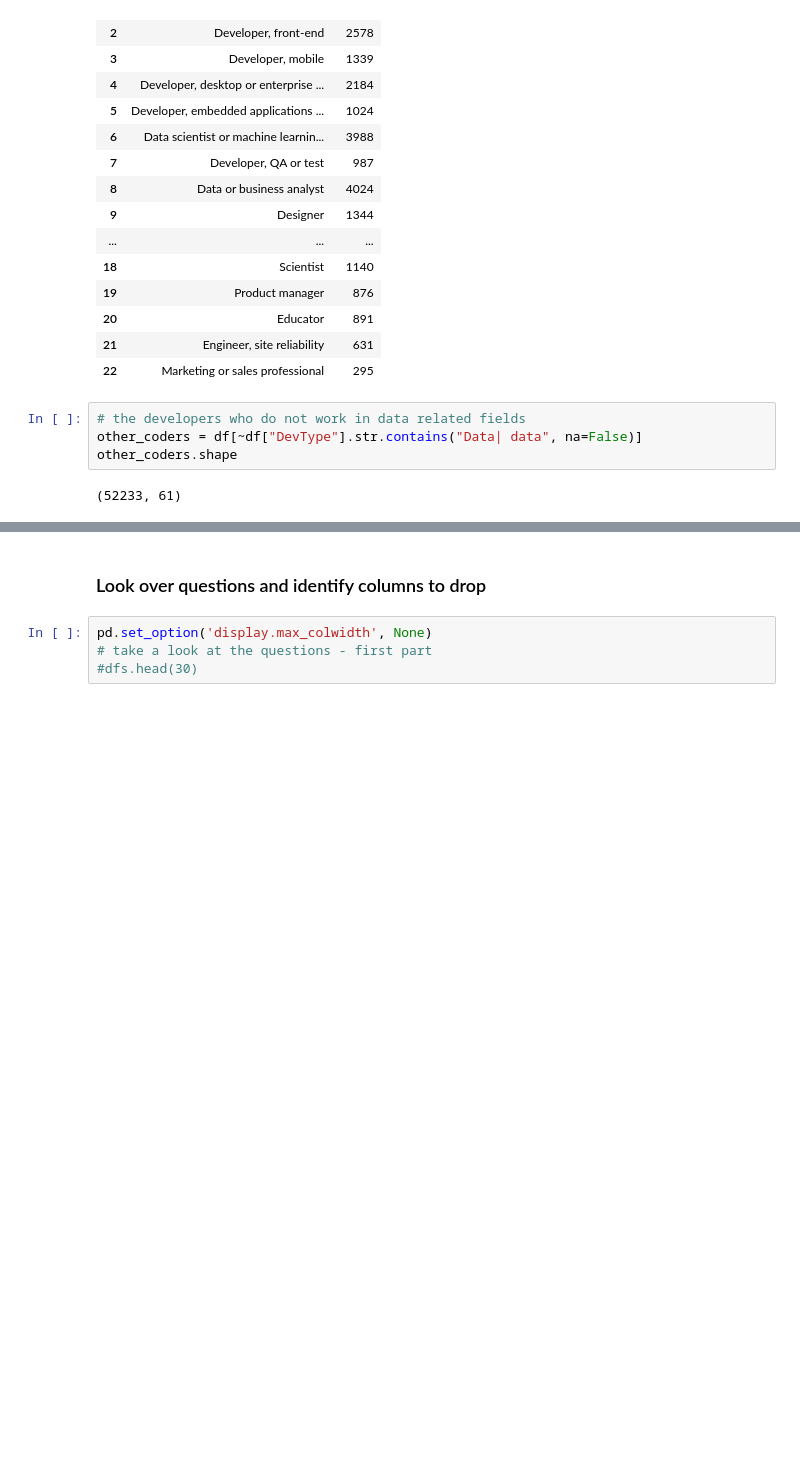
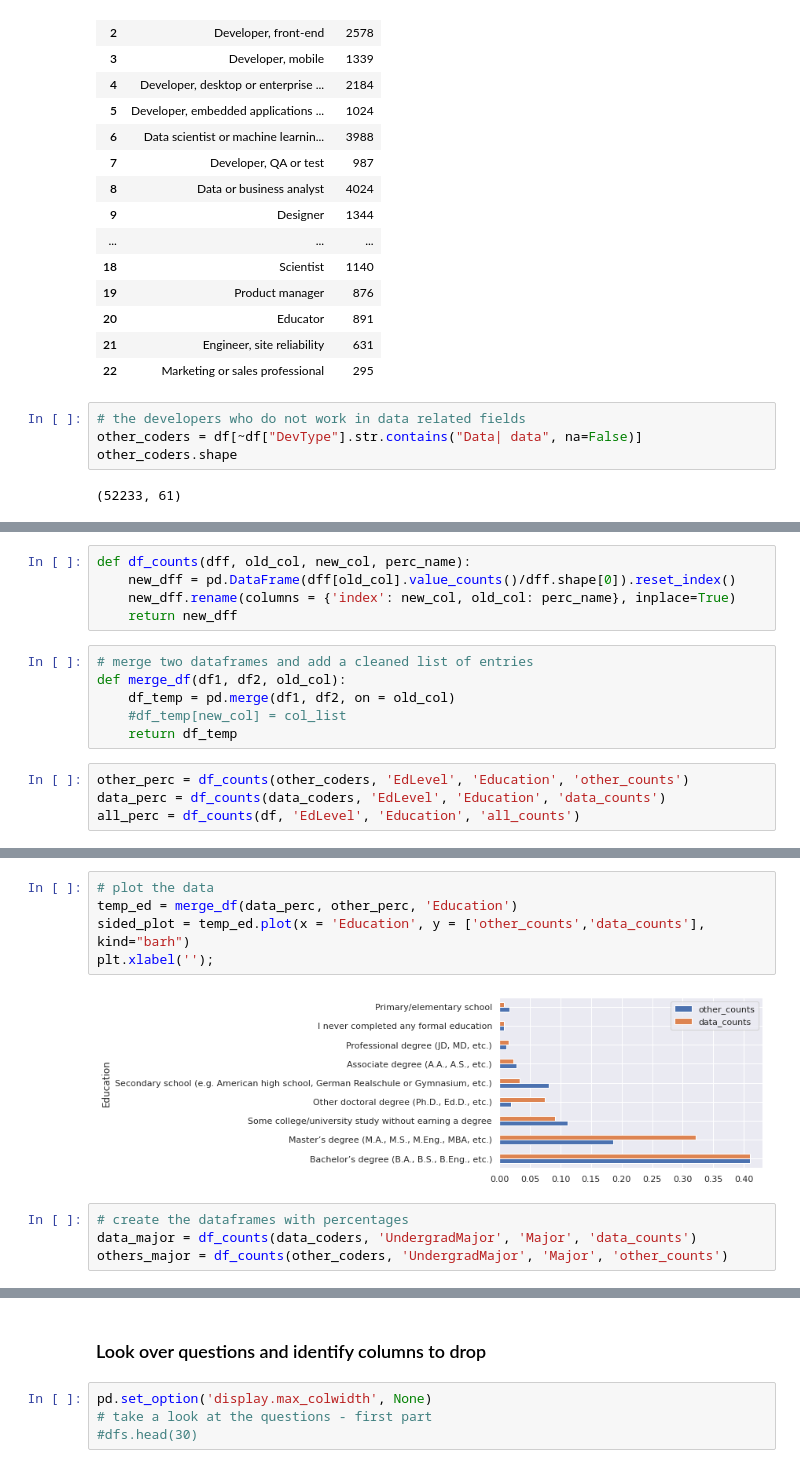
Before and after one commit to SolanaO/Developers_Survey_Analysis, a Jupyter notebook: stackBlogDataAnalysis.ipynb, the cells around one changed output, grey strips where cells are left out. Cells and saved outputs as stored; diff of their text form; blank space fills up the shorter version.

Commit message:
Add comparison between education choices and majors for data scientists and other developers.

```diff
--- a/stackBlogDataAnalysis.ipynb
+++ b/stackBlogDataAnalysis.ipynb
@@ -454,0 +462,15 @@ other_coders.shape
+# %%
+def df_counts(dff, old_col, new_col, perc_name):
+    new_dff = pd.DataFrame(dff[old_col].value_counts()/dff.shape[0]).reset_index()
+    new_dff.rename(columns = {'index': new_col, old_col: perc_name}, inplace=True)
+    return new_dff
+# %%
+# merge two dataframes and add a cleaned list of entries
+def merge_df(df1, df2, old_col):
+    df_temp = pd.merge(df1, df2, on = old_col)
+    #df_temp[new_col] = col_list
+    return df_temp
+# %%
+other_perc = df_counts(other_coders, 'EdLevel', 'Education', 'other_counts')
+data_perc = df_counts(data_coders, 'EdLevel', 'Education', 'data_counts')
+all_perc = df_counts(df, 'EdLevel', 'Education', 'all_counts')
@@ -454,0 +487,11 @@ other_coders.shape
+# %%
+# plot the data
+temp_ed = merge_df(data_perc, other_perc, 'Education')
+sided_plot = temp_ed.plot(x = 'Education', y = ['other_counts','data_counts'], kind="barh")
+plt.xlabel('');
+# %% [output]
+[figure, added]
+# %%
+# create the dataframes with percentages
+data_major = df_counts(data_coders, 'UndergradMajor', 'Major', 'data_counts')
+others_major = df_counts(other_coders, 'UndergradMajor', 'Major', 'other_counts')
```
Also changed, not shown: parts of 12 cells of this notebook.
